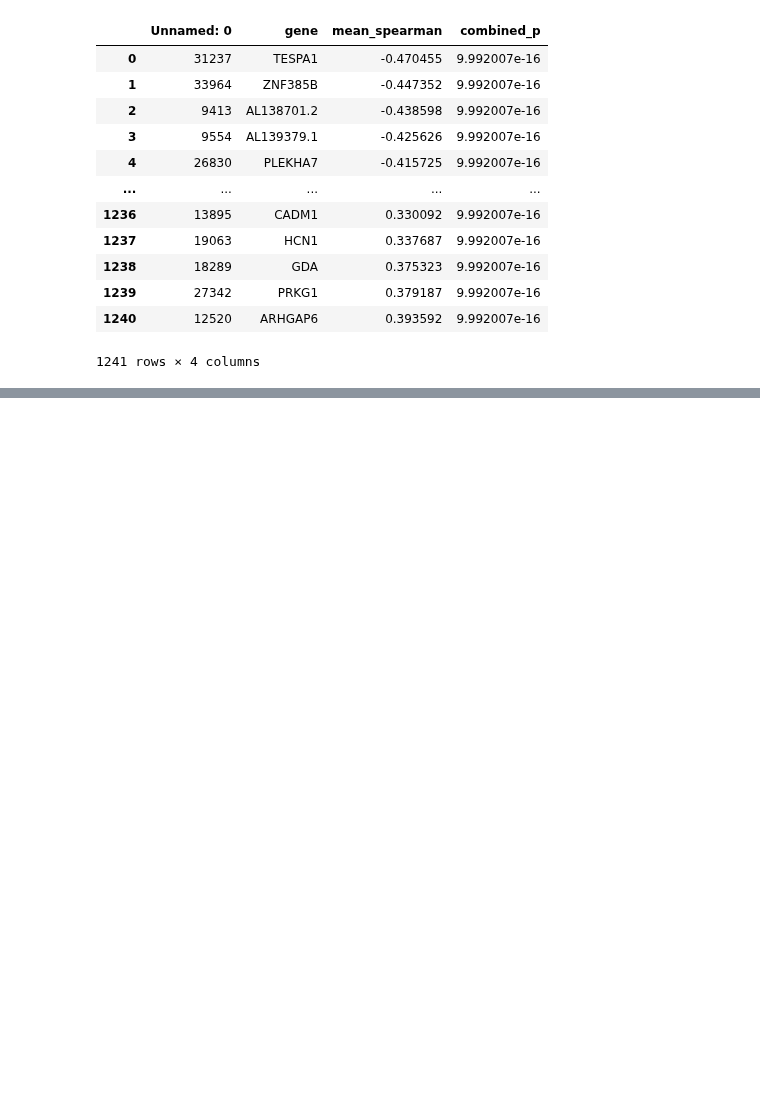
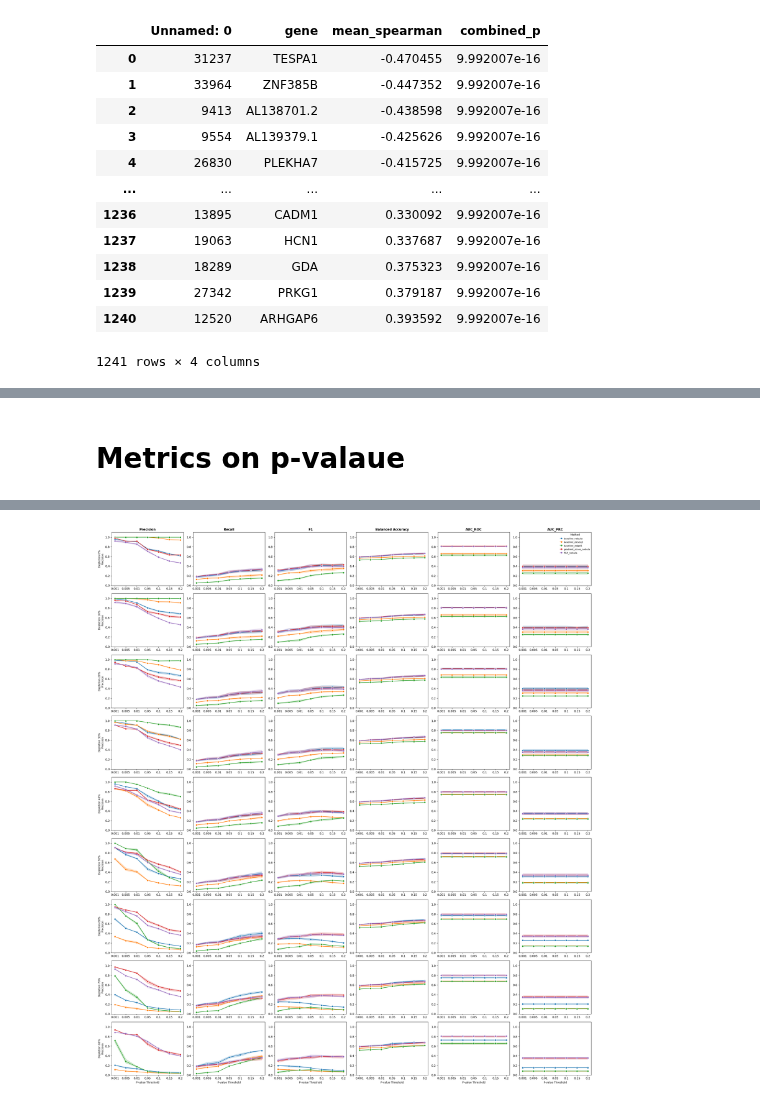
Before and after one commit to 8gabri8/XDP, a Jupyter notebook: script/artificial_DEG_analysis/graphic_summary.ipynb, the cells around one changed output, grey strips where cells are left out. Cells and saved outputs as stored; diff of their text form; code cells hidden in the pictures; blank space fills up the shorter version.

```diff
--- a/script/artificial_DEG_analysis/graphic_summary.ipynb
+++ b/script/artificial_DEG_analysis/graphic_summary.ipynb
@@ -183,0 +386,64 @@ plt.show()
+# %% [markdown]
+# Metrics on p-valaue
+# %%
+import matplotlib.ticker as ticker
+
+
+# Get unique depletion levels and metrics
+depletion_levels = sorted(df_summary['depletion'].unique())
+n_depletions = len(depletion_levels)
+n_metrics = len(PERFORMANCE_METRICS)
+p_val_thresholds = sorted(df_summary['p_val_thr'].unique())
+
+# Create the grid: rows = depletions, cols = metrics
+fig, axes = plt.subplots(n_depletions, n_metrics, figsize=(4*n_metrics, 3*n_depletions))
+
+# Handle case where there's only one row or column
+if n_depletions == 1:
+    axes = axes.reshape(1, -1)
+if n_metrics == 1:
+    axes = axes.reshape(-1, 1)
+
+# Loop through each depletion level (rows)
+for row_idx, depletion in enumerate(depletion_levels):
+
+    # Filter data for this depletion level
+    depletion_data = df_summary[df_summary['depletion'] == depletion]
+
+    # Loop through each metric (columns)
+    for col_idx, metric in enumerate(PERFORMANCE_METRICS):
+        ax = axes[row_idx, col_idx]
+        ax.set_ylim(0, 1.1)
+
+        # Create lineplot with errorbars
+        sns.lineplot(data=depletion_data, x='p_val_thr', y=metric, hue='method',
+                     marker='o', errorbar=ERROR_BAR, ax=ax)
+
+        # Set x-axis ticks to exactly match your p-value thresholds
+        #ax.set_xticks(p_val_thresholds)
+
+        # Add title only to top row
+        if row_idx == 0:
+            ax.set_title(metric, fontsize=11, fontweight='bold')
+
+        # Add y-label only to first column - convert depletion to float first
+        if col_idx == 0:
+            ax.set_ylabel(f'Depletion {float(depletion):.0%}\n{metric}', fontsize=9)
+        else:
+            ax.set_ylabel('')
+
+        # Add x-label only to bottom row
+        if row_idx == n_depletions - 1:
+            ax.set_xlabel('P-value Threshold', fontsize=9)
+        else:
+            ax.set_xlabel('')
+
+        # Remove legend from all but top-right plot
+        if not (row_idx == 0 and col_idx == n_metrics - 1):
+            ax.get_legend().remove()
+        else:
+            ax.legend(title='Method', fontsize=8, title_fontsize=9)
+
+plt.tight_layout()
+plt.show()
+# %% [output]
@@ -183,0 +467 @@ plt.show()
+[figure, added]
```
Also changed, not shown: parts of 17 cells of this notebook, 24 other files.
